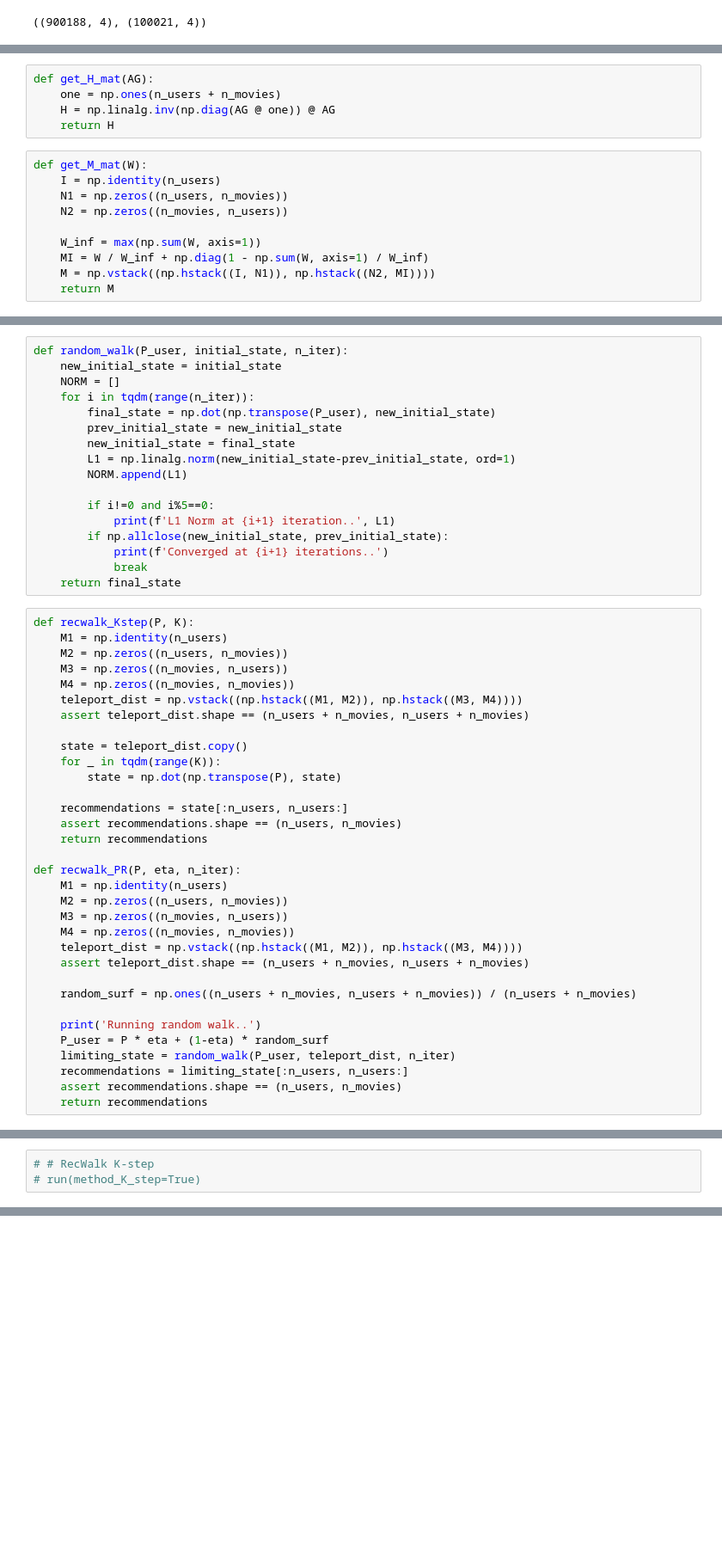
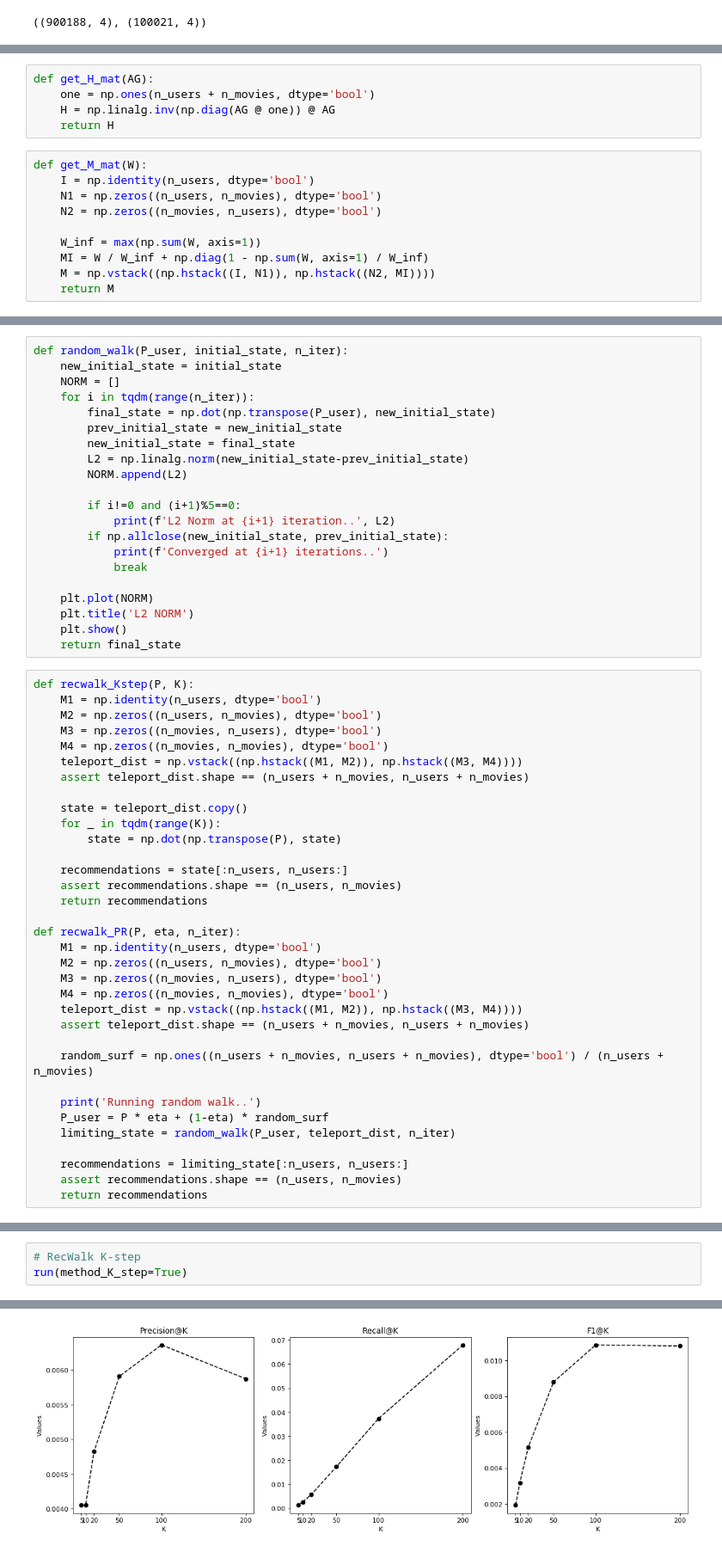
Before and after one commit to rajatguptakgp/practical_machine_learning, a Jupyter notebook: ml1m_recwalk.ipynb, the cells around one changed output, grey strips where cells are left out. Shown at 86% size. Saved outputs shown, nothing was run; the diff lists cells and outputs as text; blank space fills up the shorter version.

```diff
--- a/ml1m_recwalk.ipynb
+++ b/ml1m_recwalk.ipynb
@@ -99,14 +107,14 @@ def get_AG_mat(R):
     return AG
 # %%
 def get_H_mat(AG):
-    one = np.ones(n_users + n_movies)
+    one = np.ones(n_users + n_movies, dtype='bool')
     H = np.linalg.inv(np.diag(AG @ one)) @ AG
     return H
 # %%
 def get_M_mat(W):
-    I = np.identity(n_users)
-    N1 = np.zeros((n_users, n_movies))
-    N2 = np.zeros((n_movies, n_users))
+    I = np.identity(n_users, dtype='bool')
+    N1 = np.zeros((n_users, n_movies), dtype='bool')
+    N2 = np.zeros((n_movies, n_users), dtype='bool')
 
     W_inf = max(np.sum(W, axis=1))
     MI = W / W_inf + np.diag(1 - np.sum(W, axis=1) / W_inf)
@@ -151,21 +159,25 @@ def random_walk(P_user, initial_state, n_iter):
         final_state = np.dot(np.transpose(P_user), new_initial_state)
         prev_initial_state = new_initial_state
         new_initial_state = final_state
-        L1 = np.linalg.norm(new_initial_state-prev_initial_state, ord=1)
-        NORM.append(L1)
+        L2 = np.linalg.norm(new_initial_state-prev_initial_state)
+        NORM.append(L2)
 
-        if i!=0 and i%5==0:
-            print(f'L1 Norm at {i+1} iteration..', L1)
+        if i!=0 and (i+1)%5==0:
+            print(f'L2 Norm at {i+1} iteration..', L2)
         if np.allclose(new_initial_state, prev_initial_state):
             print(f'Converged at {i+1} iterations..')
             break
+
+    plt.plot(NORM)
+    plt.title('L2 NORM')
+    plt.show()
     return final_state
 # %%
 def recwalk_Kstep(P, K):
-    M1 = np.identity(n_users)
-    M2 = np.zeros((n_users, n_movies))
-    M3 = np.zeros((n_movies, n_users))
-    M4 = np.zeros((n_movies, n_movies))
+    M1 = np.identity(n_users, dtype='bool')
+    M2 = np.zeros((n_users, n_movies), dtype='bool')
+    M3 = np.zeros((n_movies, n_users), dtype='bool')
+    M4 = np.zeros((n_movies, n_movies), dtype='bool')
     teleport_dist = np.vstack((np.hstack((M1, M2)), np.hstack((M3, M4))))
     assert teleport_dist.shape == (n_users + n_movies, n_users + n_movies)
 
@@ -178,18 +190,19 @@ def recwalk_Kstep(P, K):
     return recommendations
 
 def recwalk_PR(P, eta, n_iter):
-    M1 = np.identity(n_users)
-    M2 = np.zeros((n_users, n_movies))
-    M3 = np.zeros((n_movies, n_users))
-    M4 = np.zeros((n_movies, n_movies))
+    M1 = np.identity(n_users, dtype='bool')
+    M2 = np.zeros((n_users, n_movies), dtype='bool')
+    M3 = np.zeros((n_movies, n_users), dtype='bool')
+    M4 = np.zeros((n_movies, n_movies), dtype='bool')
     teleport_dist = np.vstack((np.hstack((M1, M2)), np.hstack((M3, M4))))
     assert teleport_dist.shape == (n_users + n_movies, n_users + n_movies)
 
-    random_surf = np.ones((n_users + n_movies, n_users + n_movies)) / (n_users + n_movies)
+    random_surf = np.ones((n_users + n_movies, n_users + n_movies), dtype='bool') / (n_users + n_movies)
 
     print('Running random walk..')
     P_user = P * eta + (1-eta) * random_surf
     limiting_state = random_walk(P_user, teleport_dist, n_iter)
+
     recommendations = limiting_state[:n_users, n_users:]
     assert recommendations.shape == (n_users, n_movies)
     return recommendations
@@ -400,5 +413,6 @@ def run(method_K_step):
 
     plotting(df_scores)
 # %%
-# # RecWalk K-step
-# run(method_K_step=True)
+# RecWalk K-step
+run(method_K_step=True)
+# %% [output]
@@ -404,0 +433 @@ def run(method_K_step):
+[figure, added]
```
Also changed, not shown: parts of 8 cells of this notebook.
